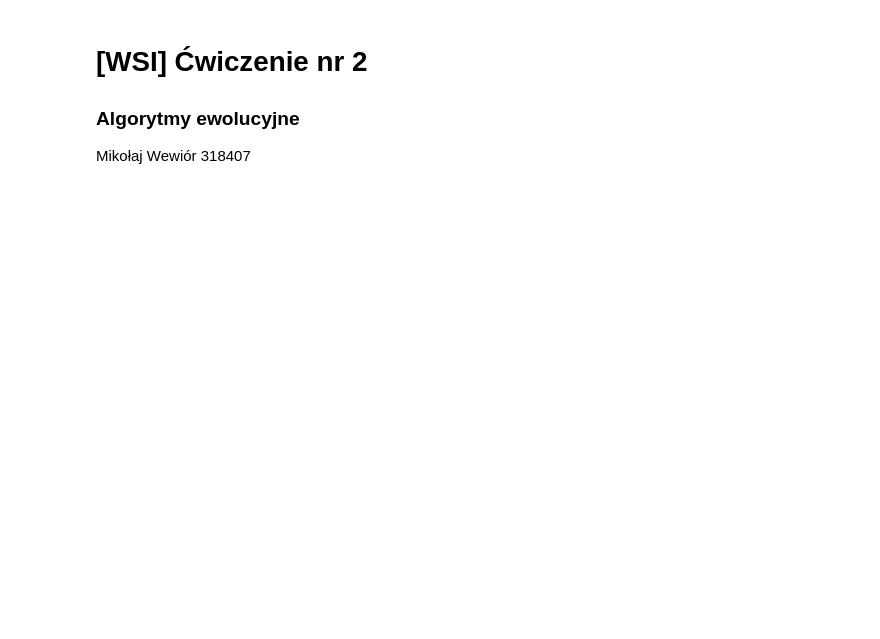
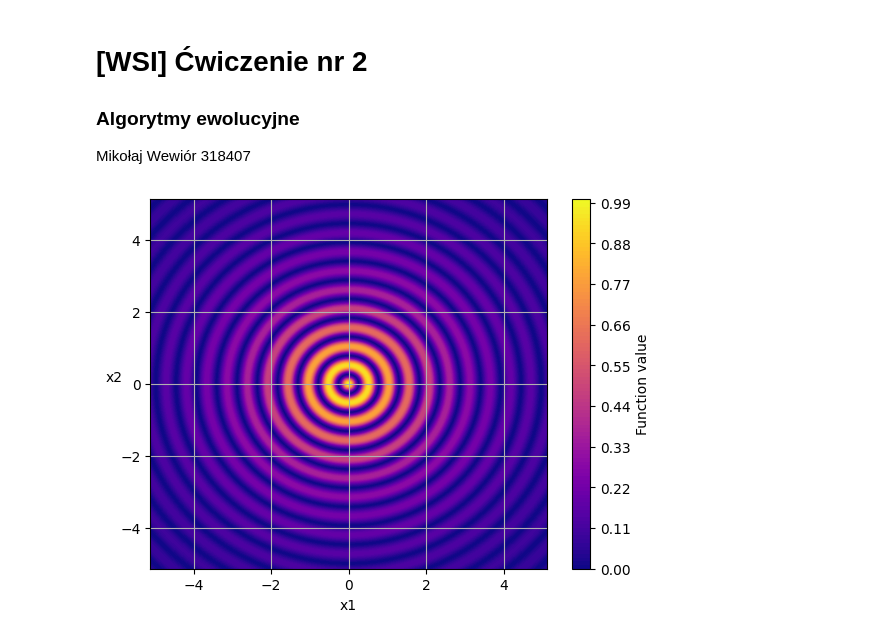
Before and after one commit to mwewior/introduction-to-ai, a Jupyter notebook: lab2/ewolucja.ipynb, the cells around one changed output. Cells and saved outputs as stored; diff of their text form; code cells hidden in the pictures; blank space fills up the shorter version.

```diff
--- a/lab2/ewolucja.ipynb
+++ b/lab2/ewolucja.ipynb
@@ -7,7 +7,12 @@ Mikołaj Wewiór 318407
 import matplotlib.pyplot as plt
 import numpy as np
 
-globals = []
+RAST_BOUNDS = [-5.12, 5.12]
+GRIE_BOUNDS = [-50, 50]
+DROP_BOUNDS = [-5.12, 5.12]
+
+DIMENSIONS = 2
+STEPS = 400
 # %%
 class Function:
 
@@ -52,8 +57,8 @@ class Function:
         return self._global_optimum
 
 
-    def grad(self, x_vector, i):
-        return None
+    # def grad(self, x_vector, i):
+    #     return None
 
 
     def update_position(self):
@@ -139,0 +145,20 @@ class Griewank(Function):
+# %%
+class DropWave(Function):
+    def __init__(self, bounds, dimensions, beta, initial_position, global_optimum=0):
+        super().__init__(bounds, dimensions, beta, initial_position, global_optimum)
+        self._name = "Griewank"
+
+    # TODO
+
+    def q(self, x_vector):
+        d = self.d()
+
+        square = 0
+        for i in range(d):
+            square += x_vector[i]**2
+
+
+        nominator = 1 + np.cos(12*np.sqrt(square))
+        denominator = 0.5 * square + 2
+
+        return nominator/denominator
@@ -339,3 +376,8 @@ class Experiment:
             self.plot(xs_and_qs, xlabel="Distance from global optimum", scatter=True)
 
         return xs_and_qs
+# %%
+DropwavePlot = Plotter(DIMENSIONS, STEPS, DropWave(DROP_BOUNDS, 2, 1, [0,0]))
+DropwavePlot.plot()
+# %% [output]
+[figure, added]
```
Also changed, not shown: parts of 3 cells of this notebook.
